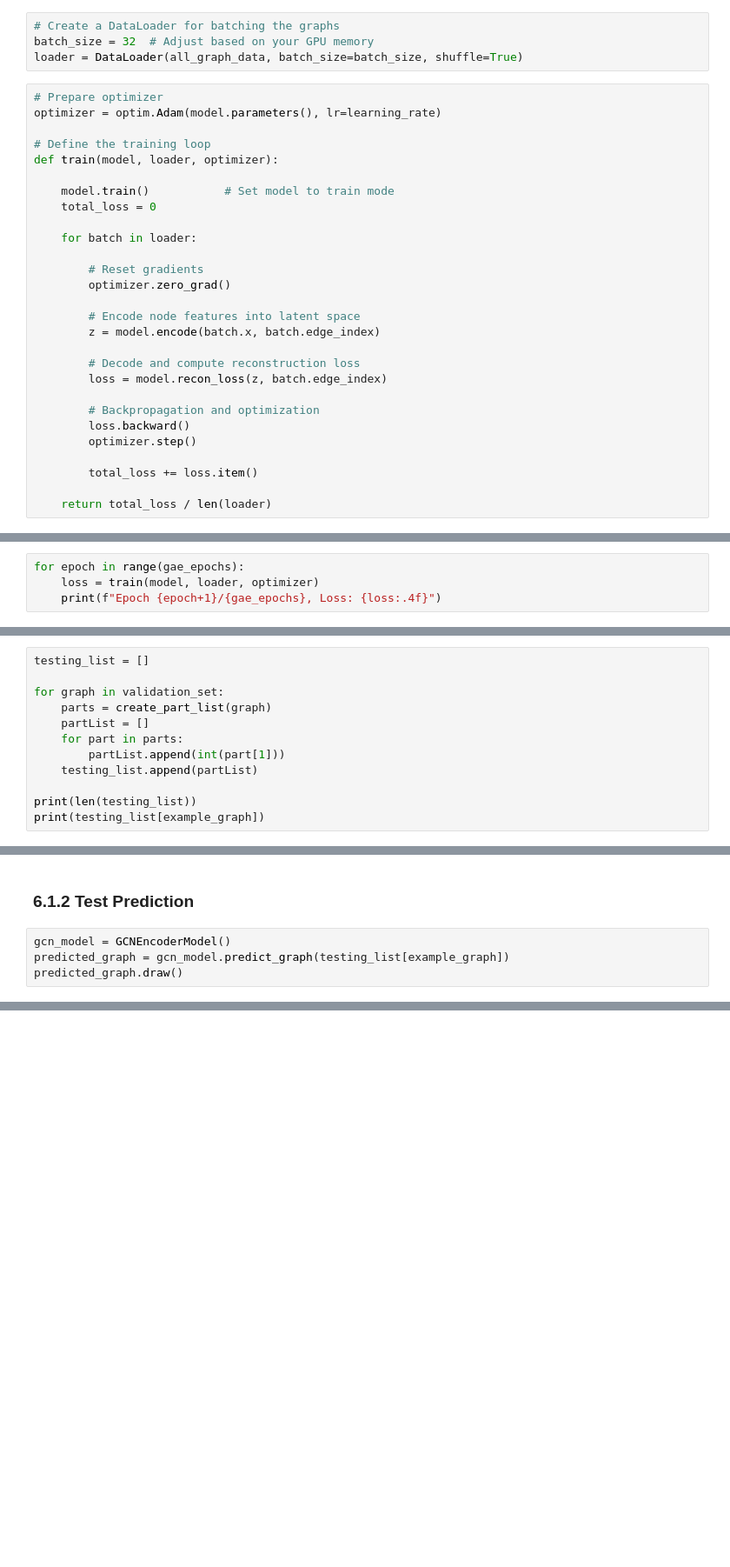
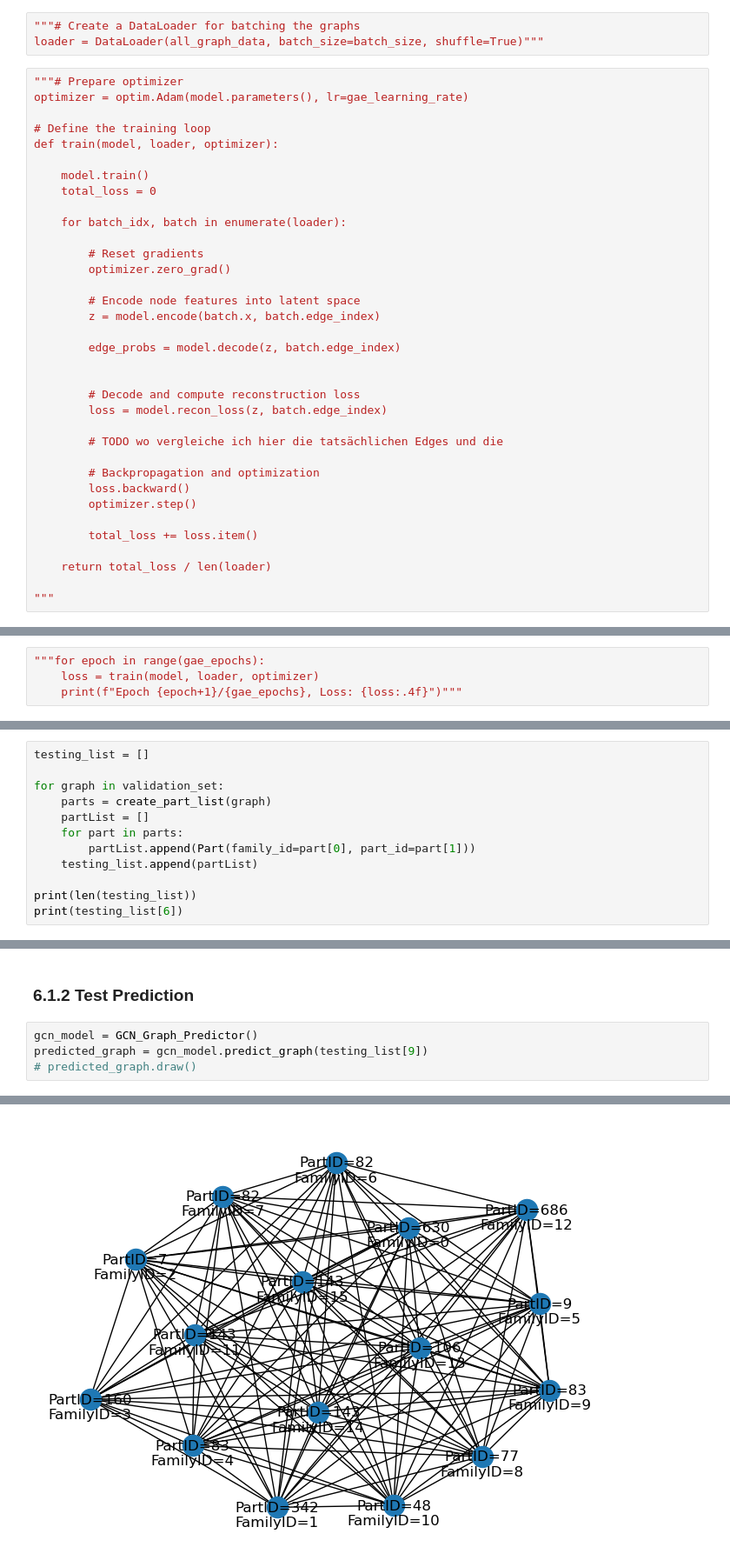
Before and after one commit to javajonny/ai-lecture-project, a Jupyter notebook: predict_GNN.ipynb, the cells around one changed output, grey strips where cells are left out. Shown at 87% size. Drawn from its saved outputs; the diff is of its cells as text; blank space fills up the shorter version.

```diff
--- a/predict_GNN.ipynb
+++ b/predict_GNN.ipynb
@@ -392,20 +478,19 @@ For link prediction, the GAE minimizes the binary cross-entropy loss between the
 # %% [markdown]
 ### 3.3.1 Data Loader to batch Graph-Data Objects
 # %%
-# Create a DataLoader for batching the graphs
-batch_size = 32  # Adjust based on your GPU memory
-loader = DataLoader(all_graph_data, batch_size=batch_size, shuffle=True)
+"""# Create a DataLoader for batching the graphs
+loader = DataLoader(all_graph_data, batch_size=batch_size, shuffle=True)"""
 # %%
-# Prepare optimizer
-optimizer = optim.Adam(model.parameters(), lr=learning_rate)
+"""# Prepare optimizer
+optimizer = optim.Adam(model.parameters(), lr=gae_learning_rate)
 
 # Define the training loop
 def train(model, loader, optimizer):
 
-    model.train()           # Set model to train mode
+    model.train()
     total_loss = 0
 
-    for batch in loader:
+    for batch_idx, batch in enumerate(loader):
 
         # Reset gradients
         optimizer.zero_grad()
@@ -413,8 +498,13 @@ def train(model, loader, optimizer):
         # Encode node features into latent space
         z = model.encode(batch.x, batch.edge_index)
 
+        edge_probs = model.decode(z, batch.edge_index)
+
+
         # Decode and compute reconstruction loss
         loss = model.recon_loss(z, batch.edge_index)
+
+        # TODO wo vergleiche ich hier die tatsächlichen Edges und die
 
         # Backpropagation and optimization
         loss.backward()
@@ -423,3 +513,5 @@ def train(model, loader, optimizer):
         total_loss += loss.item()
 
     return total_loss / len(loader)
+
+"""
@@ -426,5 +520,5 @@ def train(model, loader, optimizer):
 # %%
-for epoch in range(gae_epochs):
+"""for epoch in range(gae_epochs):
     loss = train(model, loader, optimizer)
-    print(f"Epoch {epoch+1}/{gae_epochs}, Loss: {loss:.4f}")
+    print(f"Epoch {epoch+1}/{gae_epochs}, Loss: {loss:.4f}")"""
 # %% [output]
@@ -468,9 +674,9 @@ for graph in validation_set:
     parts = create_part_list(graph)
     partList = []
     for part in parts:
-        partList.append(int(part[1]))
+        partList.append(Part(family_id=part[0], part_id=part[1]))
     testing_list.append(partList)
 
 print(len(testing_list))
-print(testing_list[example_graph])
+print(testing_list[6])
 # %% [output]
@@ -479,7 +685,7 @@ print(testing_list[example_graph])
 # %% [markdown]
 ### 6.1.2 Test Prediction
 # %%
-gcn_model = GCNEncoderModel()
-predicted_graph = gcn_model.predict_graph(testing_list[example_graph])
-predicted_graph.draw()
+gcn_model = GCN_Graph_Predictor()
+predicted_graph = gcn_model.predict_graph(testing_list[9])
+# predicted_graph.draw()
 # %% [output]
@@ -487 +709,2 @@ AttributeError: 'Graph' object has no attribute 'add_node'
+[figure, added]
 # %%
```
Also changed, not shown: parts of 35 cells of this notebook.
